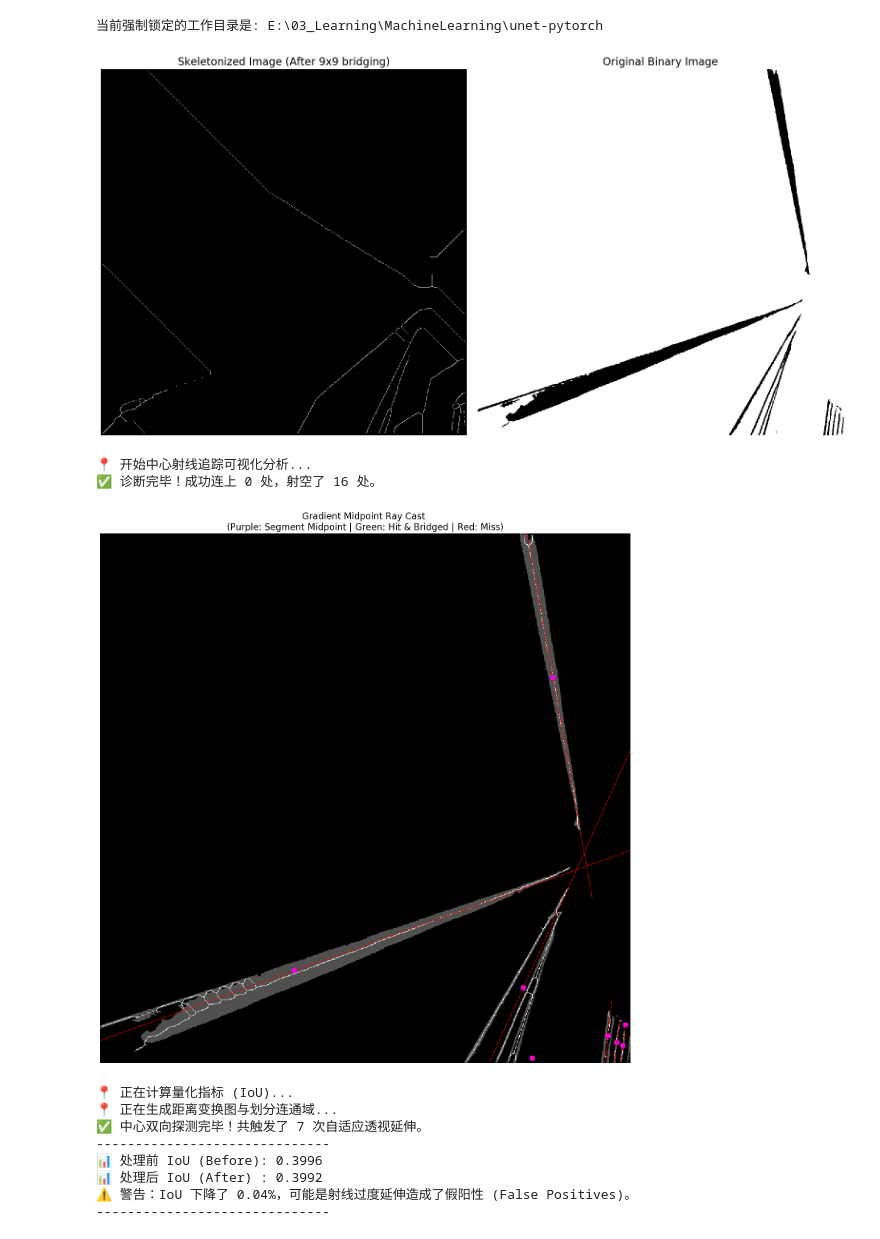
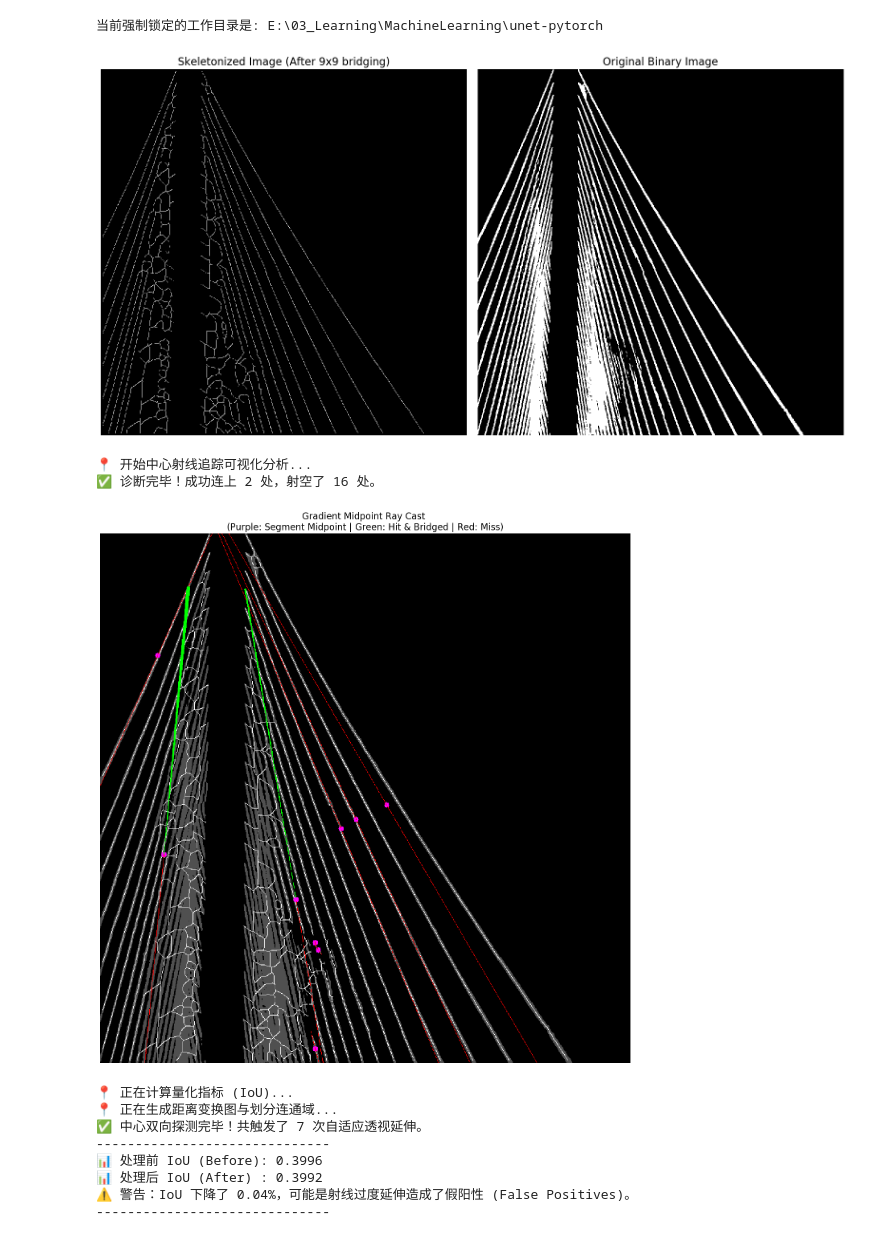
Before and after one commit to chantouRichard/UNet, a Jupyter notebook: utils/smart_pathfinding.ipynb, the cells around one changed output. Drawn from its saved outputs; the diff is of its cells as text; code cells hidden in the pictures.

```diff
--- a/utils/smart_pathfinding.ipynb
+++ b/utils/smart_pathfinding.ipynb
@@ -172,7 +172,7 @@ _, binary = cv2.threshold(img, 0, 1, cv2.THRESH_BINARY)
 # 骨架提取与 9x9 卷积(闭运算)连接断点
 # ==========================================
 # 1. 第一次提取初始骨架
-skeleton = zhang_suen_thinning_fast(1 - binary)
+skeleton = zhang_suen_thinning_fast(binary)
 
 # 2. 🟢 新增：使用 9x9 椭圆核进行闭运算，强行跨越并连接距离在 9 个像素以内的断点
 kernel_9x9 = cv2.getStructuringElement(cv2.MORPH_ELLIPSE, (11, 11))
@@ -182,35 +182,35 @@ skeleton_closed = cv2.morphologyEx(skeleton, cv2.MORPH_CLOSE, kernel_9x9)
 skeleton = zhang_suen_thinning_fast(skeleton_closed)
 
 # 4. 消除边缘干扰：将图片最外围的几个像素强制清零
 border_size = 5  # 消除边缘 5 个像素的宽度
 skeleton[:border_size, :] = 0       # 顶部清零
 skeleton[-border_size:, :] = 0      # 底部清零
 skeleton[:, :border_size] = 0       # 左侧清零
 skeleton[:, -border_size:] = 0      # 右侧清零
 
 # 强制转换回 uint8 格式，确保 OpenCV 正常渲染
 skeleton_255 = (skeleton * 255).astype(np.uint8)
 
 # ==========================================
 # 可视化对比
 # ==========================================
 import matplotlib.pyplot as plt
 fig, axes = plt.subplots(1, 2, figsize=(16, 8))
 fig.canvas.manager.set_window_title('Step 3: 最终智能寻路修复结果')
 
 axes[0].imshow(skeleton_255, cmap='gray')
 axes[0].set_title('Skeletonized Image (After 9x9 bridging)', fontsize=16)
 axes[0].axis('off')
 
-axes[1].imshow((1 - binary) * 255, cmap='gray')
+axes[1].imshow(binary * 255, cmap='gray')
 axes[1].set_title('Original Binary Image', fontsize=16)
 axes[1].axis('off')
 
 plt.tight_layout()
 plt.show()
 # %% [output]
 当前强制锁定的工作目录是: E:\03_Learning\MachineLearning\unet-pytorch
-[figure, old version]
+[figure, new version]
 # %%
 import cv2
 import numpy as np
@@ -332,14 +332,18 @@ def draw_gradient_thickness_line(img, pt1, pt2, thick1, thick2, color=255):
     cv2.circle(img, (int(x1), int(y1)), int(np.round(r1)), color, -1)
     cv2.circle(img, (int(x2), int(y2)), int(np.round(r2)), color, -1)
 
-
 # ==========================================
-# 核心函数：中心双向延伸探测修复 (支持透视渐变)
+# 核心函数：中心双向延伸探测修复 (支持透视渐变 + 🟢自适应密集度感知)
 # ==========================================
-def ray_cast_midpoint_healing(binary_mask, skeleton, extend_ratio=0.2, hit_threshold=1):
+def ray_cast_midpoint_healing(binary_mask, skeleton, hit_threshold=1):
     print("📍 正在生成距离变换图与划分连通域...")
+    # 1. 前景距离图 (用于获取原绳索的粗细)
     binary_255 = (binary_mask > 0).astype(np.uint8) * 255
     dist_map = cv2.distanceTransform(binary_255, cv2.DIST_L2, 5)
+
+    # 🟢 2. 新增：背景距离图 (用于评估线段之间的缝隙密集度)
+    bg_255 = (binary_mask == 0).astype(np.uint8) * 255
+    bg_dist_map = cv2.distanceTransform(bg_255, cv2.DIST_L2, 5)
 
     skel_8u = (skeleton > 0).astype(np.uint8)
     num_labels, labels = cv2.connectedComponents(skel_8u, connectivity=8)
@@ -360,11 +364,39 @@ def ray_cast_midpoint_healing(binary_mask, skeleton, extend_ratio=0.2, hit_thres
         dir_x, dir_y = vx[0], vy[0]
 
         mid_x, mid_y = int(np.round(cx[0])), int(np.round(cy[0]))
-
-        # 🟢 获取发射点(中点)的粗细
         source_thickness = max(1, int(np.round(dist_map[mid_y, mid_x] * 2)))
 
-        ray_len = segment_len * (0.5 + extend_ratio)
+        # ==================================================
+        # 🟢 核心逻辑：局部拥挤度评估与动态 ratio 映射
+        # ==================================================
+        # 截取中点周围 40x40 的局部背景距离窗口
+        half_w = 20
+        y1, y2 = max(0, mid_y - half_w), min(bg_dist_map.shape[0], mid_y + half_w)
+        x1, x2 = max(0, mid_x - half_w), min(bg_dist_map.shape[1], mid_x + half_w)
+
+        local_bg_window = bg_dist_map[y1:y2, x1:x2]
+
+        # 只统计距离在 1 到 50 之间的背景像素
+        # (排除 0 是因为前景本身就是 0；排除 >50 是避免巨大的空白区域拉高平均值)
+        valid_gaps = local_bg_window[(local_bg_window > 0) & (local_bg_window < 50)]
+
+        if len(valid_gaps) > 0:
+            mean_gap = np.mean(valid_gaps)
+        else:
+            mean_gap = 50.0  # 附近没有别的线，极其空旷
+
+        # 映射数学公式 (线性插值)：
+        # 当 mean_gap = 5px 时，ratio = 0.05
+        # 当 mean_gap = 30px 时，ratio = 0.25
+        print(f"线段 {label_id}: 平均缝隙距离 = {mean_gap:.2f} px")
+        dynamic_ratio = 0.05 + ((mean_gap - 5.0) / 25.0) * 0.20
+
+        # 限制最大值和最小值，防止极端情况
+        dynamic_ratio = np.clip(dynamic_ratio, 0.05, 0.35)
+        # ==================================================
+
+        # 3. 使用算出的动态 ratio 计算射线总长度
+        ray_len = segment_len * (0.5 + dynamic_ratio)
         directions = [(dir_x, dir_y), (-dir_x, -dir_y)]
 
         for dx, dy in directions:
@@ -388,15 +420,13 @@ def ray_cast_midpoint_healing(binary_mask, skeleton, extend_ratio=0.2, hit_thres
                 if encountered_label > 0 and encountered_label != label_id:
                     hits += 1
                     if hits >= hit_threshold:
-                        target_point = (c, r) # 注意这里把 (x, y) 存下来
+                        target_point = (c, r)
                         break
 
             if target_point is not None:
                 hit_x, hit_y = target_point
-                # 🟢 获取命中点(远端)的真实粗细
                 target_thickness = max(1, int(np.round(dist_map[hit_y, hit_x] * 2)))
 
-                # 🟢 使用透视梯形画笔！
                 draw_gradient_thickness_line(healed_mask,
                                              pt1=(mid_x, mid_y),
                                              pt2=(hit_x, hit_y),
@@ -509,8 +539,8 @@ plt.show()
 # healed_mask = ray_cast_midpoint_healing(binary, skeleton, extend_ratio=0.2)
 # %% [output]
 📍 开始中心射线追踪可视化分析...
-✅ 诊断完毕！成功连上 0 处，射空了 16 处。
+✅ 诊断完毕！成功连上 2 处，射空了 16 处。
-[figure, old version]
+[figure, new version]
 # %%
 import cv2
 import numpy as np
```
Also changed, not shown: 1 other file.
